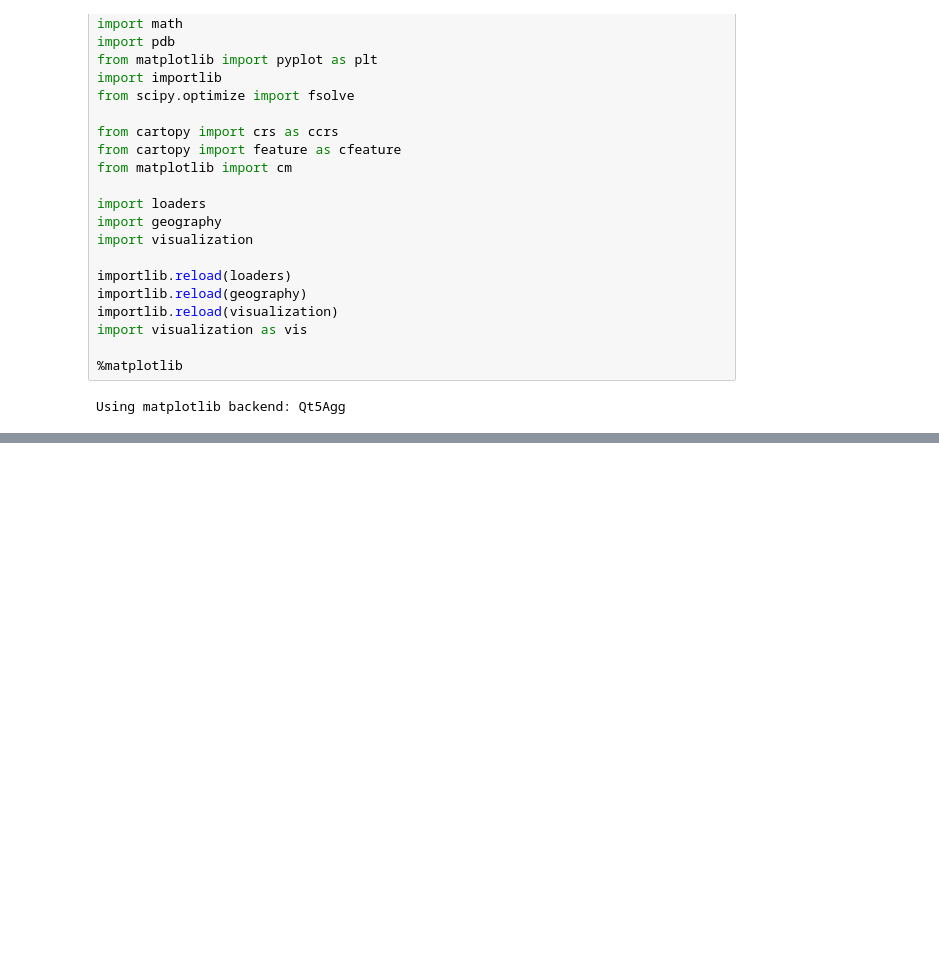
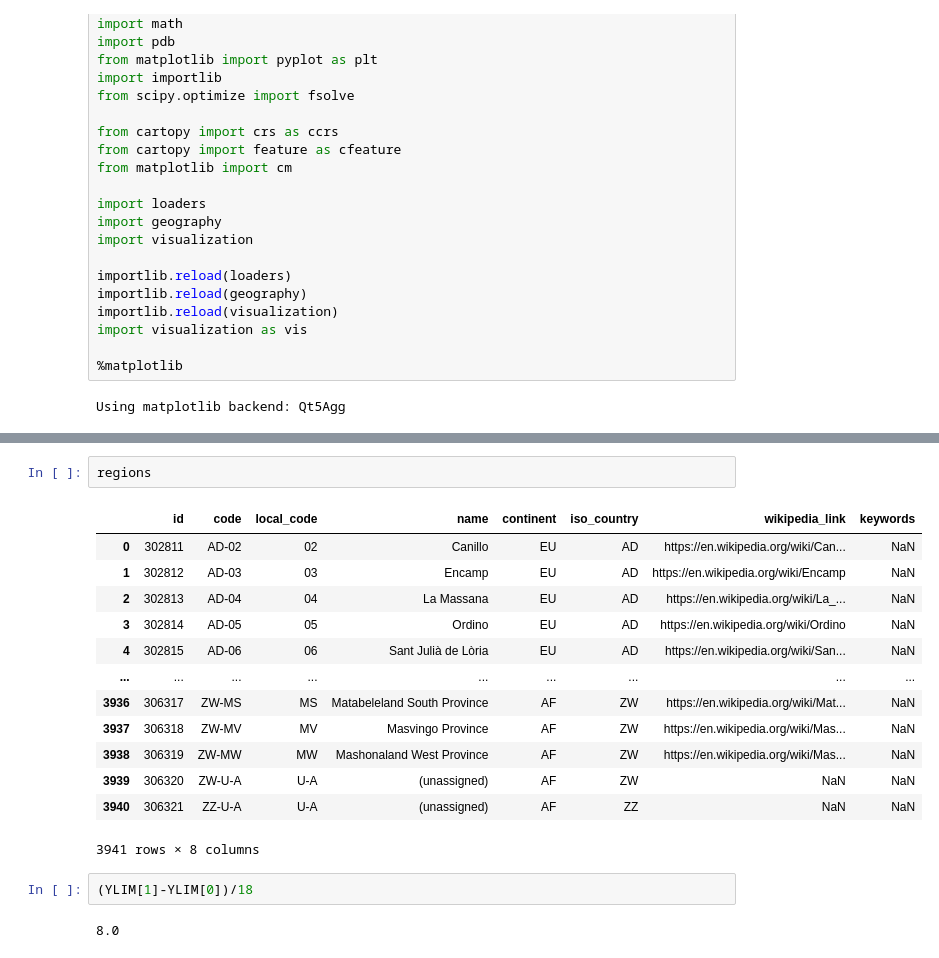
Before and after one commit to yairdaon/infections, a Jupyter notebook: parsers.ipynb, the cells around one changed output, grey strips where cells are left out. Drawn from its saved outputs; the diff is of its cells as text; blank space fills up the shorter version.

```diff
--- a/parsers.ipynb
+++ b/parsers.ipynb
@@ -81,0 +86,20 @@ Plotting density
+# %%
+regions
+# %% [output]
+|  | id | code | local_code | name | continent | iso_country | wikipedia_link | keywords |
+| 0 | 302811 | AD-02 | 02 | Canillo | EU | AD | https://en.wikipedia.org/wiki/Can... | NaN |
+| 1 | 302812 | AD-03 | 03 | Encamp | EU | AD | https://en.wikipedia.org/wiki/Encamp | NaN |
+| 2 | 302813 | AD-04 | 04 | La Massana | EU | AD | https://en.wikipedia.org/wiki/La_... | NaN |
+| 3 | 302814 | AD-05 | 05 | Ordino | EU | AD | https://en.wikipedia.org/wiki/Ordino | NaN |
+| 4 | 302815 | AD-06 | 06 | Sant Julià de Lòria | EU | AD | https://en.wikipedia.org/wiki/San... | NaN |
+| ... | ... | ... | ... | ... | ... | ... | ... | ... |
+| 3936 | 306317 | ZW-MS | MS | Matabeleland South Province | AF | ZW | https://en.wikipedia.org/wiki/Mat... | NaN |
+| 3937 | 306318 | ZW-MV | MV | Masvingo Province | AF | ZW | https://en.wikipedia.org/wiki/Mas... | NaN |
+| 3938 | 306319 | ZW-MW | MW | Mashonaland West Province | AF | ZW | https://en.wikipedia.org/wiki/Mas... | NaN |
+| 3939 | 306320 | ZW-U-A | U-A | (unassigned) | AF | ZW | NaN | NaN |
+| 3940 | 306321 | ZZ-U-A | U-A | (unassigned) | AF | ZZ | NaN | NaN |
+3941 rows × 8 columns
+# %%
+(YLIM[1]-YLIM[0])/18
+# %% [output]
+8.0
```
Also changed, not shown: parts of 4 cells of this notebook, 4 other files.
